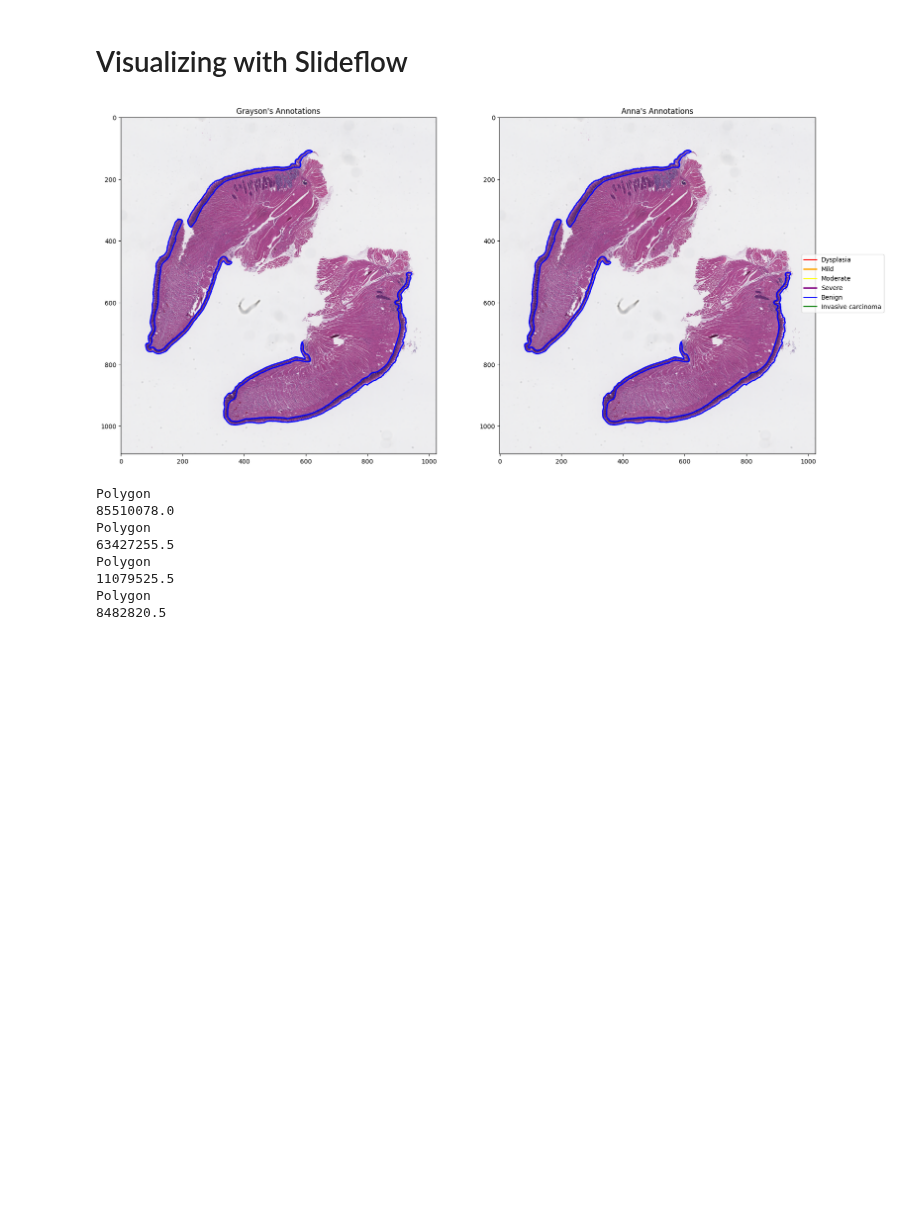
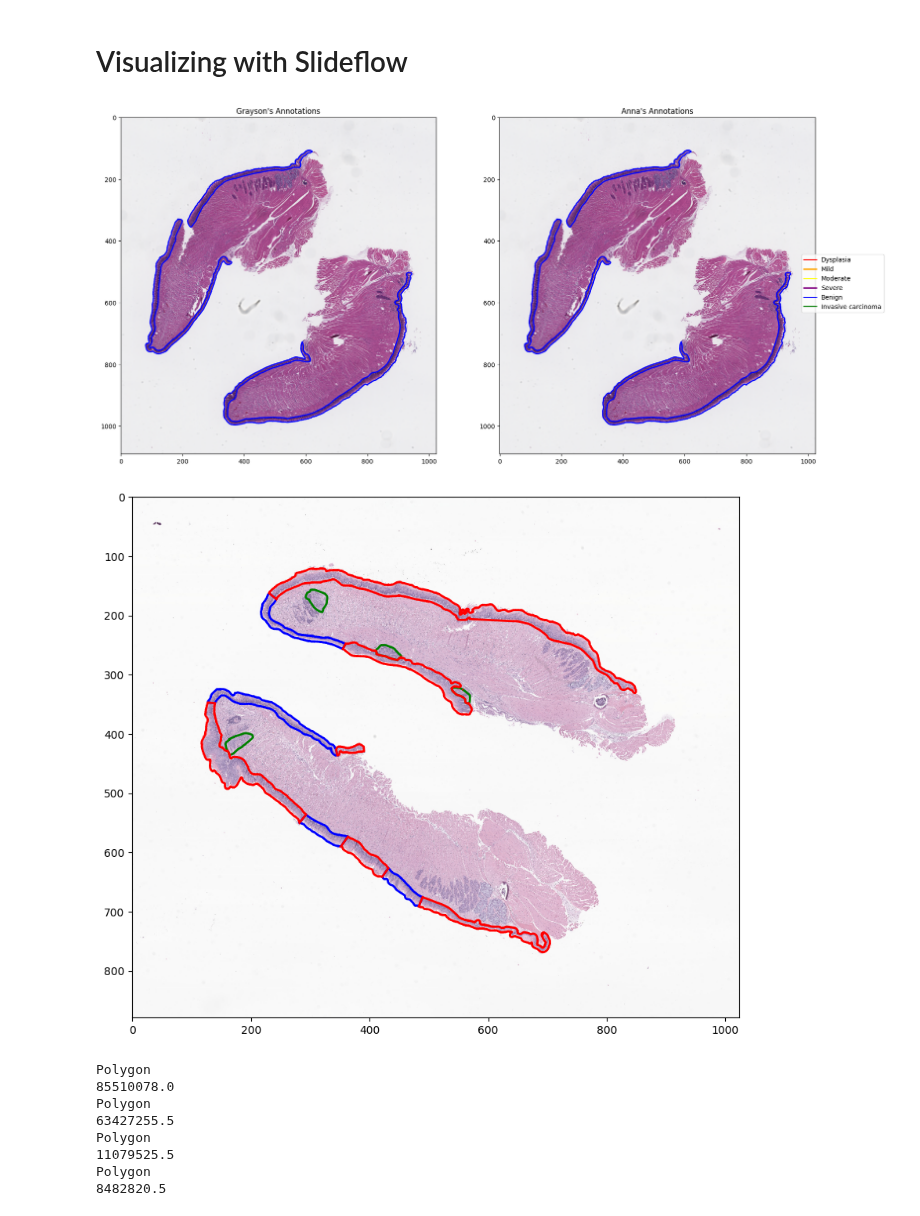
Before and after one commit to Satanna1/Cancer_Project_2025, a Jupyter notebook: Qualitative_Notebook.ipynb, the cells around one changed output. Drawn from its saved outputs; the diff is of its cells as text; code cells hidden in the pictures; blank space fills up the shorter version.

```diff
--- a/Qualitative_Notebook.ipynb
+++ b/Qualitative_Notebook.ipynb
@@ -84,6 +84,63 @@ fig.legend(handles=legend_elements, loc='center right', bbox_to_anchor=(0.98, 0.
 plt.show()
 # %% [output]
 [figure]
+# %%
+#visualize the slide thumbnail and rois for Anna
+wsi_anna = sf.WSI(
+    path = "/home/stanna/labshare/SLIDES/PDCD10/4NQO_then_TAM/AG985F.svs",
+    tile_px = 256,
+    tile_um = 128,
+    rois = "/home/stanna/Cancer_Project_2025/Anna/exp2/AG985F.csv"
+)
+
+
+#generate the thumbnails
+thumb_anna = wsi_anna.thumb(width=1024, rois=False)
+
+# Calculate scaling factor for coordinate conversion
+orig_width, _ = wsi_anna.dimensions
+scale = thumb_anna.width / orig_width
+
+# Define color mapping for different annotation types
+color_map = {
+    'dysplasia': 'red',
+    'mild': 'orange',
+    'moderate': 'yellow',
+    'severe': 'purple',
+    "benign": "blue",
+    "invasive carcinoma": "green"
+}
+
+def overlay_rois(ax, wsi_obj):
+    """Overlay ROI polygons on the given axis with appropriate colors."""
+    for roi in wsi_obj.rois:
+        # Handle both Polygon and MultiPolygon geometries
+        if roi.poly.geom_type == "Polygon":
+            polygons = [roi.poly]
+        elif roi.poly.geom_type == "MultiPolygon":
+            polygons = list(roi.poly.geoms)
+        else:
+            print(f"Unknown geometry type: {roi.poly.geom_type} for ROI with label {roi.label}")
+            continue
+
+        label = roi.label.lower() if roi.label else "unknown"
+        color = color_map.get(label, "pink")
+
+        for poly in polygons:
+            # Scale coordinates to match thumbnail dimensions
+            poly_coords = np.array(poly.exterior.coords) * scale
+
+            # Create and add polygon patch
+            patch = MplPolygon(poly_coords, closed=True, edgecolor=color, fill=False, linewidth=2)
+            ax.add_patch(patch)
+
+#create the plot
+fig, ax = plt.subplots(figsize=(10, 10))
+ax.imshow(thumb_anna)
+overlay_rois(ax, wsi_anna)
+plt.show()
+# %% [output]
+[figure, added]
 # %%
 # Check geometry types for carcinoma annotations
 import os
```
Also changed, not shown: parts of 1 cell of this notebook, 5 other files.
